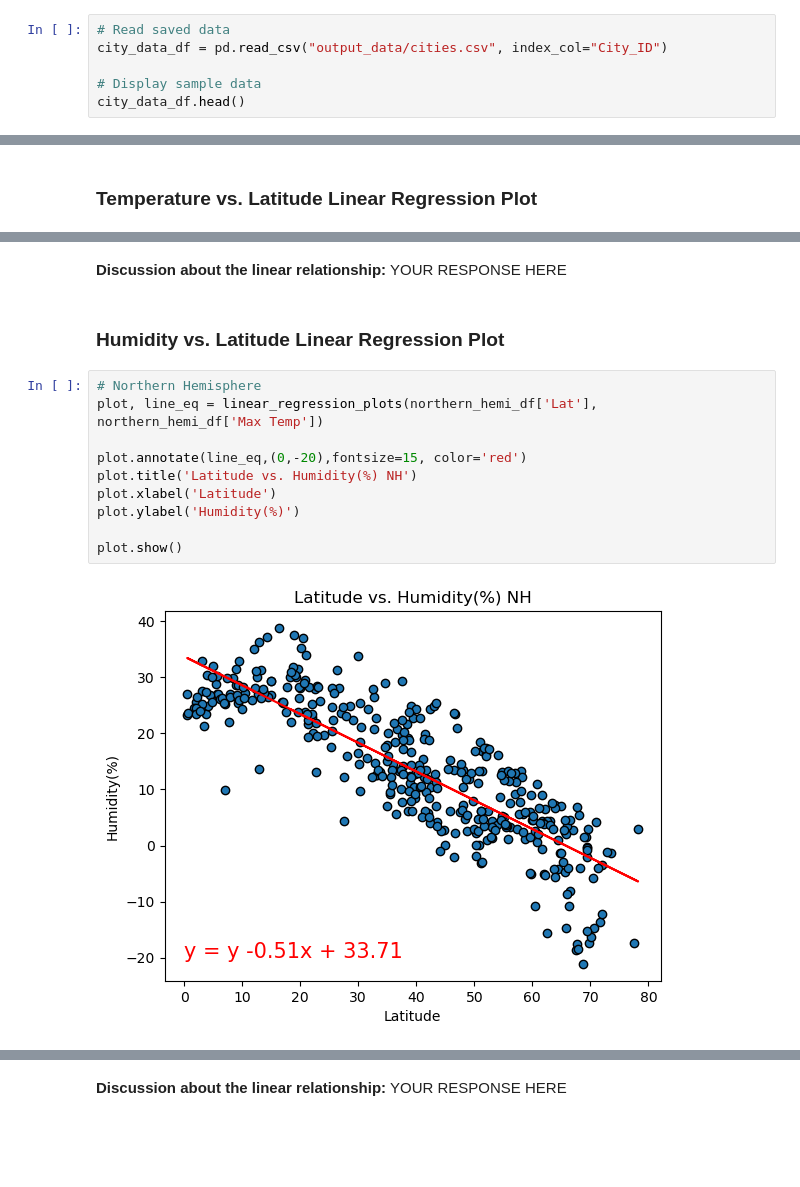
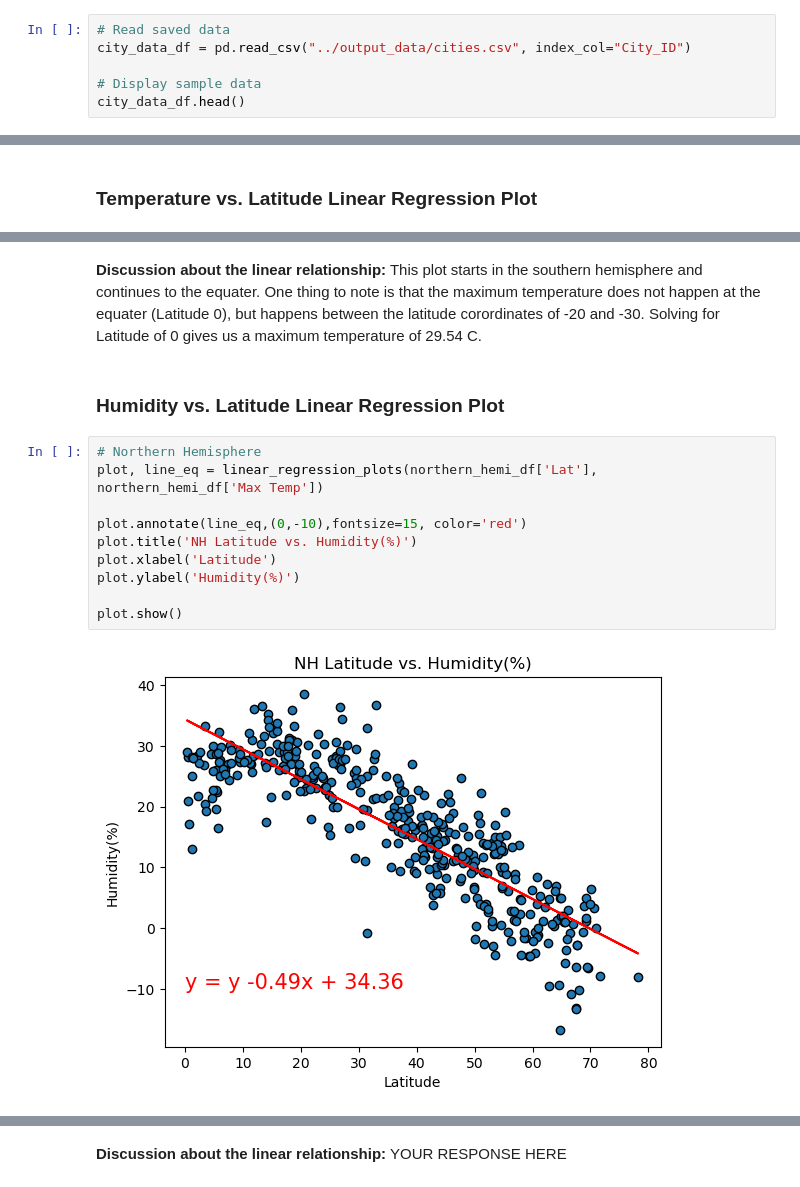
Before and after one commit to meinhardtmr/Python-API-Challenge, a Jupyter notebook: WeatherPy/WeatherPy.ipynb, the cells around one changed output, grey strips where cells are left out. Cells and saved outputs as stored; diff of their text form; blank space fills up the shorter version.

```diff
--- a/WeatherPy/WeatherPy.ipynb
+++ b/WeatherPy/WeatherPy.ipynb
@@ -179,6 +173,6 @@ city_data_df.to_csv("output_data/cities.csv", index_label="City_ID")
 # %%
 # Read saved data
-city_data_df = pd.read_csv("output_data/cities.csv", index_col="City_ID")
+city_data_df = pd.read_csv("../output_data/cities.csv", index_col="City_ID")
 
 # Display sample data
 city_data_df.head()
@@ -376,19 +366,19 @@ plot.show()
-# %% [markdown]
-**Discussion about the linear relationship:** YOUR RESPONSE HERE
+# %% [markdown]
+**Discussion about the linear relationship:** This plot starts in the southern hemisphere and continues to the equater. One thing to note is that the maximum temperature does not happen at the equater (Latitude 0), but happens between the latitude corordinates of -20 and -30. Solving for Latitude of 0 gives us a maximum temperature of 29.54 C.
 # %% [markdown]
 ### Humidity vs. Latitude Linear Regression Plot
 # %%
 # Northern Hemisphere
 plot, line_eq = linear_regression_plots(northern_hemi_df['Lat'], northern_hemi_df['Max Temp'])
 
-plot.annotate(line_eq,(0,-20),fontsize=15, color='red')
-plot.title('Latitude vs. Humidity(%) NH')
+plot.annotate(line_eq,(0,-10),fontsize=15, color='red')
+plot.title('NH Latitude vs. Humidity(%)')
 plot.xlabel('Latitude')
 plot.ylabel('Humidity(%)')
 
 plot.show()
 # %% [output]
-[figure, old version]
+[figure, new version]
 # %%
 # Southern Hemisphere
 plot, line_eq = linear_regression_plots(southern_hemi_df['Lat'], southern_hemi_df['Max Temp'])
```
Also changed, not shown: parts of 23 cells of this notebook, 1 other file.
